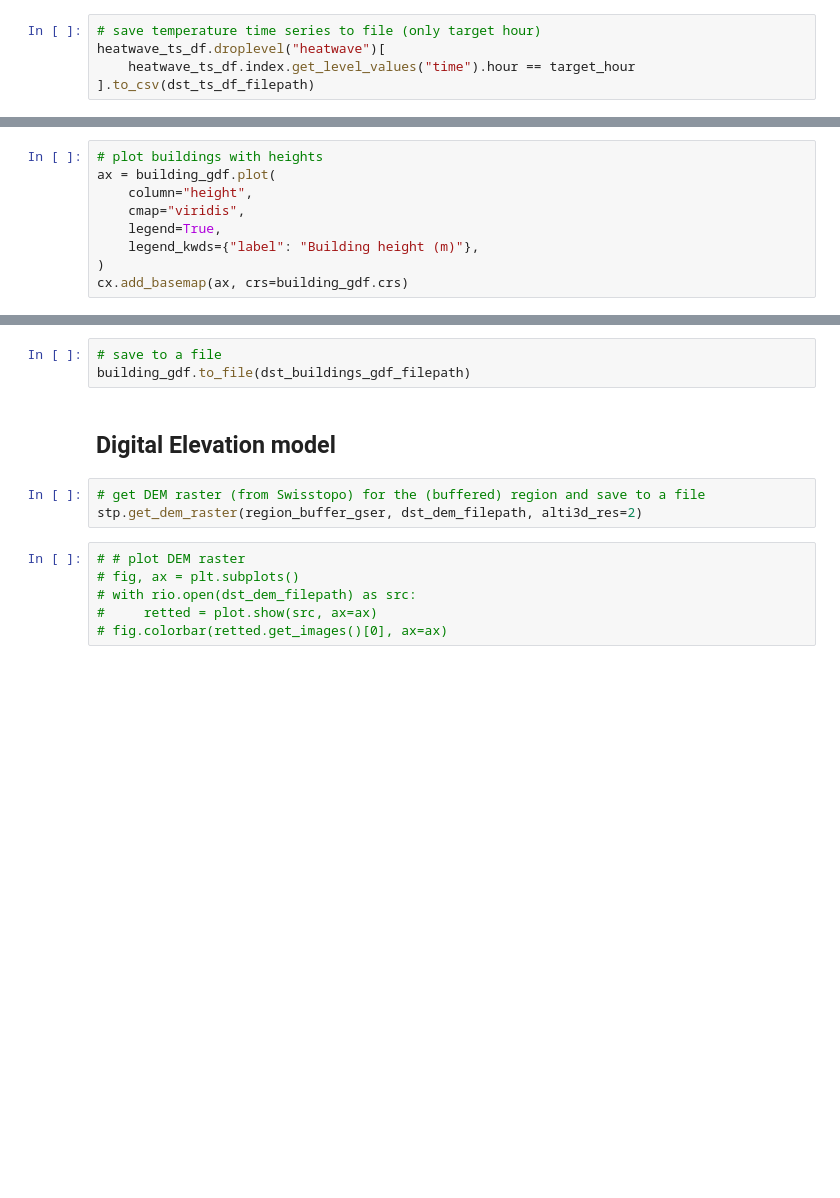
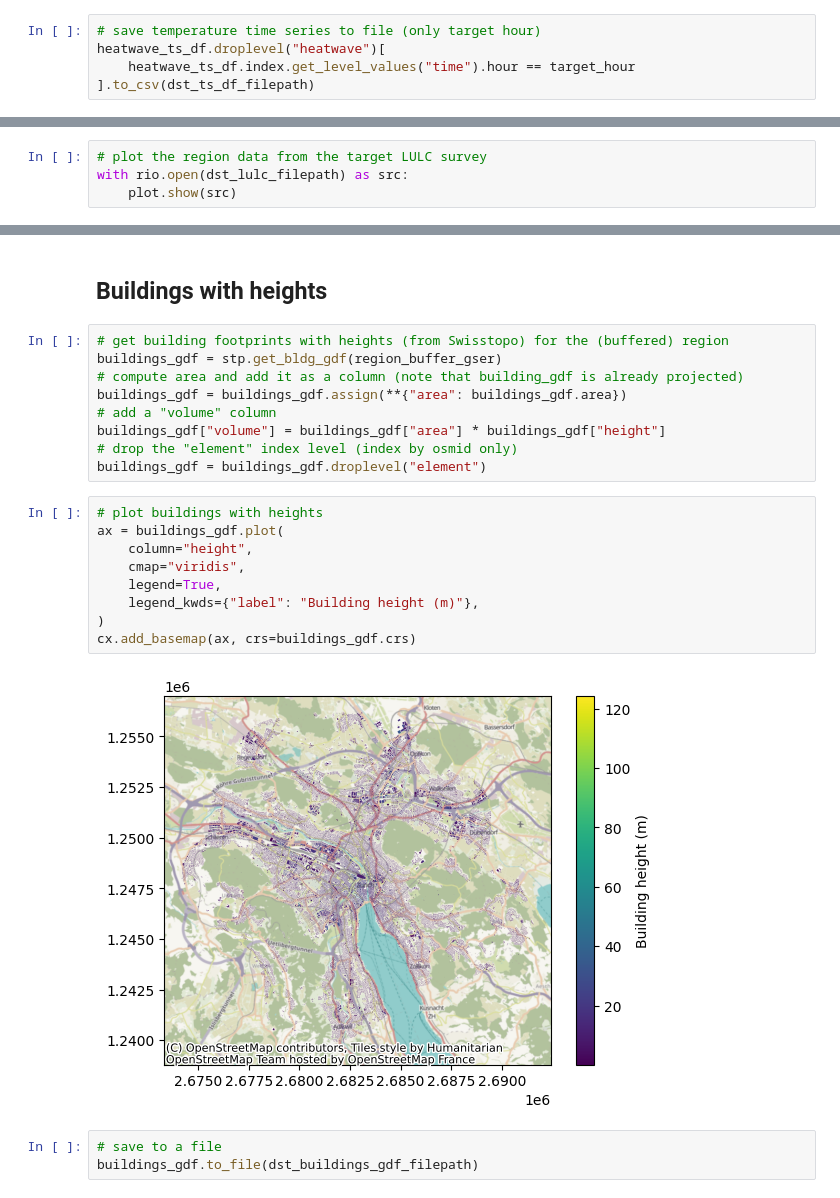
Before and after one commit to martibosch/focalpy, a Jupyter notebook: docs/user-guide/a01-data.ipynb, the cells around one changed output, grey strips where cells are left out. Saved outputs shown, nothing was run; the diff lists cells and outputs as text; blank space fills up the shorter version.

```diff
--- a/docs/user-guide/a01-data.ipynb
+++ b/docs/user-guide/a01-data.ipynb
@@ -235,10 +245,5 @@ building_gdf = building_gdf.droplevel("element")
 # %%
-# plot buildings with heights
-ax = building_gdf.plot(
-    column="height",
-    cmap="viridis",
-    legend=True,
-    legend_kwds={"label": "Building height (m)"},
-)
-cx.add_basemap(ax, crs=building_gdf.crs)
+# plot the region data from the target LULC survey
+with rio.open(dst_lulc_filepath) as src:
+    plot.show(src)
 # %% [output]
@@ -246,15 +251,26 @@ cx.add_basemap(ax, crs=building_gdf.crs)
-# %%
-# save to a file
-building_gdf.to_file(dst_buildings_gdf_filepath)
-# %% [markdown]
-## Digital Elevation model
+# %% [markdown]
+## Buildings with heights
+# %%
+# get building footprints with heights (from Swisstopo) for the (buffered) region
+buildings_gdf = stp.get_bldg_gdf(region_buffer_gser)
+# compute area and add it as a column (note that building_gdf is already projected)
+buildings_gdf = buildings_gdf.assign(**{"area": buildings_gdf.area})
+# add a "volume" column
+buildings_gdf["volume"] = buildings_gdf["area"] * buildings_gdf["height"]
+# drop the "element" index level (index by osmid only)
+buildings_gdf = buildings_gdf.droplevel("element")
 # %%
-# get DEM raster (from Swisstopo) for the (buffered) region and save to a file
-stp.get_dem_raster(region_buffer_gser, dst_dem_filepath, alti3d_res=2)
+# plot buildings with heights
+ax = buildings_gdf.plot(
+    column="height",
+    cmap="viridis",
+    legend=True,
+    legend_kwds={"label": "Building height (m)"},
+)
+cx.add_basemap(ax, crs=buildings_gdf.crs)
+# %% [output]
+[figure, added]
 # %%
-# # plot DEM raster
-# fig, ax = plt.subplots()
-# with rio.open(dst_dem_filepath) as src:
-#     retted = plot.show(src, ax=ax)
-# fig.colorbar(retted.get_images()[0], ax=ax)
+# save to a file
+buildings_gdf.to_file(dst_buildings_gdf_filepath)
 # %% [markdown]
```
Also changed, not shown: parts of 16 cells of this notebook, 21 other files.
